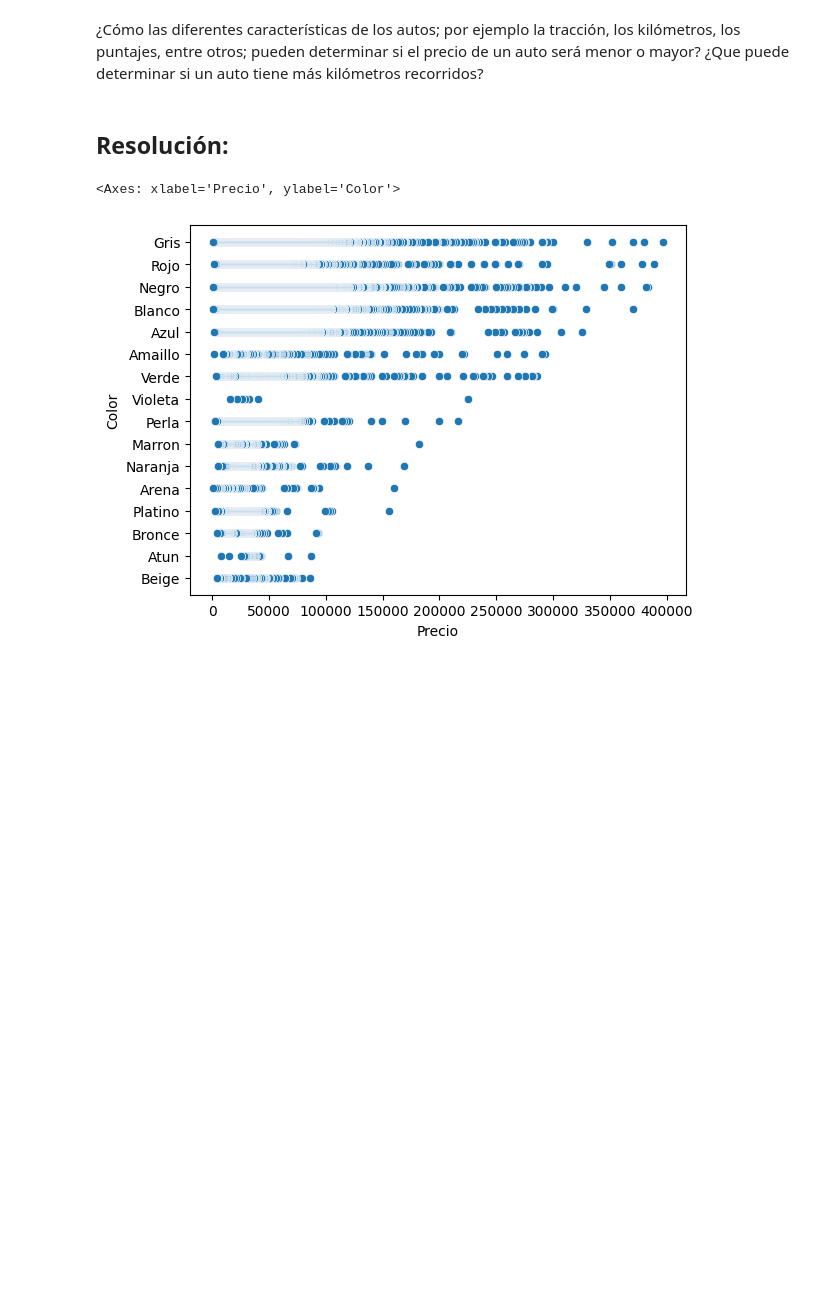
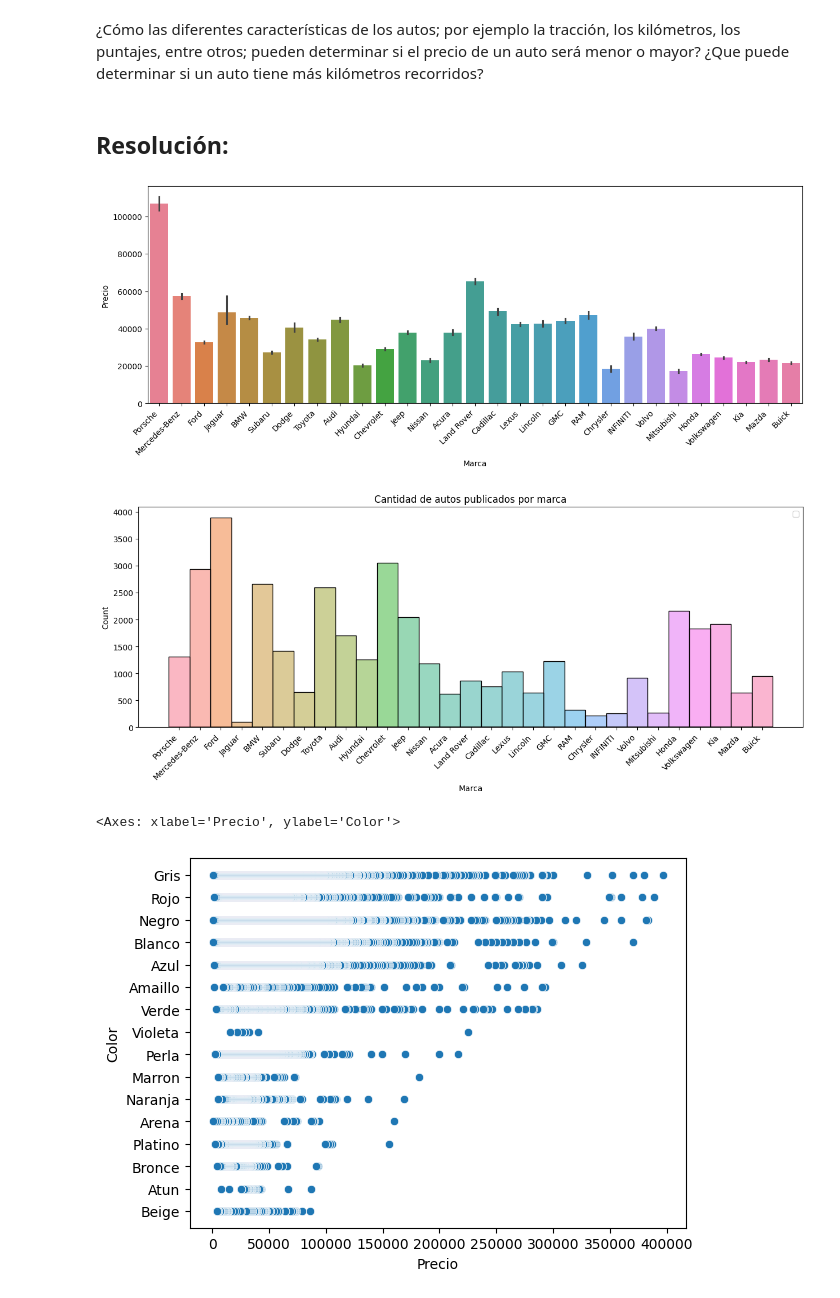
Before and after one commit to emalincic/Primera_Pre-entrega_DS1, a Jupyter notebook: 1er_entregable.ipynb, the cells around one changed output. Drawn from its saved outputs; the diff is of its cells as text; code cells hidden in the pictures; blank space fills up the shorter version.

```diff
--- a/1er_entregable.ipynb
+++ b/1er_entregable.ipynb
@@ -95,4 +95,25 @@ dtype: int64
 ¿Que puede determinar si un auto tiene más kilómetros recorridos?
 # %% [markdown]
 ## Resolución:
+# %%
+#Marcas más caras.
+plt.figure(figsize=(15,5))
+sns.barplot(data=df,
+                x='Marca',
+                y='Precio',
+                hue='Marca')
+plt.xticks(rotation=45, ha='right')
+plt.show()
+#Marcas con mayor cantidad de modelos a la venta.
+plt.figure(figsize=(15,5))
+sns.histplot(data=df,
+            x='Marca',
+            hue='Marca')
+plt.legend()
+plt.title('Cantidad de autos publicados por marca')
+plt.xticks(rotation=45, ha='right')
+plt.show()
+# %% [output]
+[figure, added]
+[figure, added]
 # %%
```
Also changed, not shown: parts of 17 cells of this notebook.
